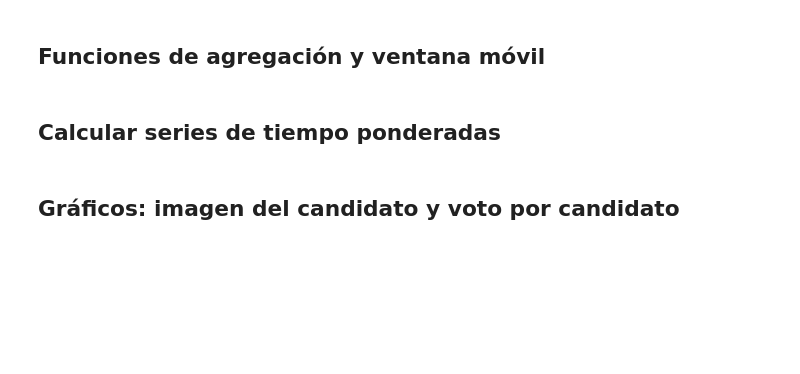
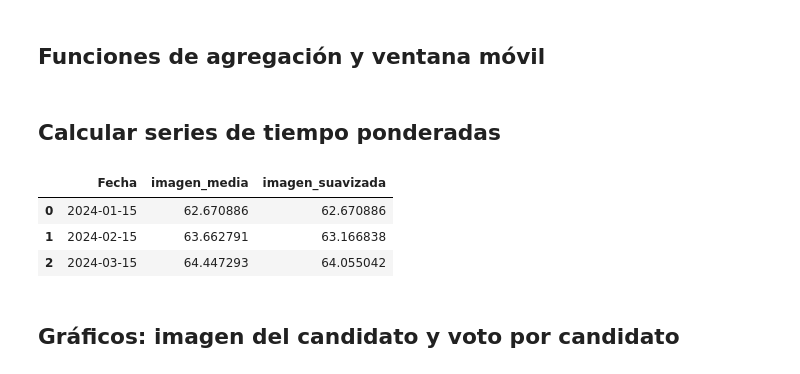
Before and after one commit to francochiri-afk/Git_pildoras, a Jupyter notebook: tracking_electoral.ipynb, the cells around one changed output. Saved outputs shown, nothing was run; the diff lists cells and outputs as text; code cells hidden in the pictures; blank space fills up the shorter version.

```diff
--- a/tracking_electoral.ipynb
+++ b/tracking_electoral.ipynb
@@ -19,11 +171,49 @@ encuestas_raw = cargar_encuestas(DATA_DIR)encuestas_limpias = limpiar_encuestas(
 # %% [markdown]
 ## Funciones de agregación y ventana móvil
 # %%
-def media_ponderada(df: pd.DataFrame, valor_col: str, peso_col: str) -> float:    if df[peso_col].sum() == 0:        return float("nan")    return (df[valor_col] * df[peso_col]).sum() / df[peso_col].sum()def evolucion_imagen(df: pd.DataFrame, candidato_objetivo: str, ventana: int = 2) -> pd.DataFrame:    filtro = df[df["Voto"] == candidato_objetivo]    serie = (        filtro.groupby("Fecha")        .apply(lambda x: media_ponderada(x, "Imagen del Candidato", "peso"))        .reset_index(name="imagen_media")        .sort_values("Fecha")    )    serie["imagen_suavizada"] = serie["imagen_media"].rolling(window=ventana, min_periods=1).mean()    return seriedef evolucion_voto(df: pd.DataFrame, ventana: int = 2) -> pd.DataFrame:    totales = df.groupby(["Fecha", "Voto"]).agg({"peso": "sum"}).reset_index()    totales["peso_total"] = totales.groupby("Fecha")["peso"].transform("sum")    totales["voto_pct"] = (totales["peso"] / totales["peso_total"]) * 100    totales = totales.sort_values("Fecha")    totales["voto_suavizado"] = (        totales.groupby("Voto")["voto_pct"].transform(lambda s: s.rolling(window=ventana, min_periods=1).mean())    )    return totales
+def media_ponderada(df: pd.DataFrame, valor_col: str, peso_col: str) -> float:
+    if df[peso_col].sum() == 0:
+        return float("nan")
+    return (df[valor_col] * df[peso_col]).sum() / df[peso_col].sum()
+
+
+def evolucion_imagen(df: pd.DataFrame, candidato_objetivo: str, ventana: int = 2) -> pd.DataFrame:
+    filtro = df[df["Voto"] == candidato_objetivo]
+    serie = (
+        filtro.groupby("Fecha")
+        .apply(lambda x: media_ponderada(x, "Imagen del Candidato", "peso"))
+        .reset_index(name="imagen_media")
+        .sort_values("Fecha")
+    )
+    serie["imagen_suavizada"] = serie["imagen_media"].rolling(window=ventana, min_periods=1).mean()
+    return serie
+
+
+def evolucion_voto(df: pd.DataFrame, ventana: int = 2) -> pd.DataFrame:
+    totales = df.groupby(["Fecha", "Voto"]).agg({"peso": "sum"}).reset_index()
+    totales["peso_total"] = totales.groupby("Fecha")["peso"].transform("sum")
+    totales["voto_pct"] = (totales["peso"] / totales["peso_total"]) * 100
+
+    totales = totales.sort_values("Fecha")
+    totales["voto_suavizado"] = (
+        totales.groupby("Voto")["voto_pct"].transform(lambda s: s.rolling(window=ventana, min_periods=1).mean())
+    )
+    return totales
 # %% [markdown]
 ## Calcular series de tiempo ponderadas
 # %%
-CANDIDATO_OBJETIVO = "Candidato A"VENTANA = 2serie_imagen = evolucion_imagen(encuestas_pesadas, candidato_objetivo=CANDIDATO_OBJETIVO, ventana=VENTANA)serie_voto = evolucion_voto(encuestas_pesadas, ventana=VENTANA)serie_imagen
+CANDIDATO_OBJETIVO = "Candidato A"
+VENTANA = 2
+
+serie_imagen = evolucion_imagen(encuestas_pesadas, candidato_objetivo=CANDIDATO_OBJETIVO, ventana=VENTANA)
+serie_voto = evolucion_voto(encuestas_pesadas, ventana=VENTANA)
+
+serie_imagen
+# %% [output]
+|  | Fecha | imagen_media | imagen_suavizada |
+| 0 | 2024-01-15 | 62.670886 | 62.670886 |
+| 1 | 2024-02-15 | 63.662791 | 63.166838 |
+| 2 | 2024-03-15 | 64.447293 | 64.055042 |
 # %% [markdown]
 ## Gráficos: imagen del candidato y voto por candidato
 # %%
```
Also changed, not shown: parts of 6 cells of this notebook, 2 other files.
